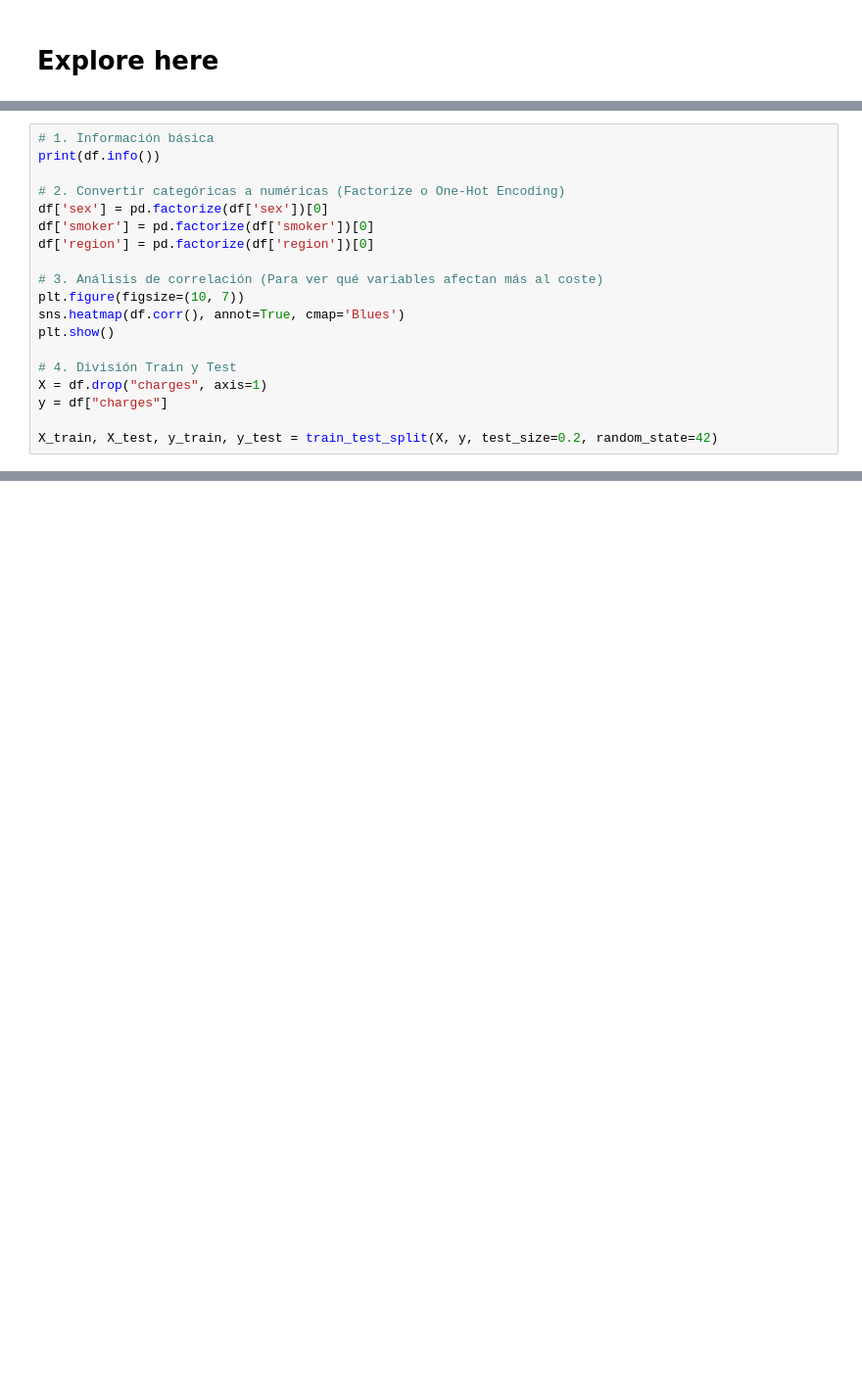
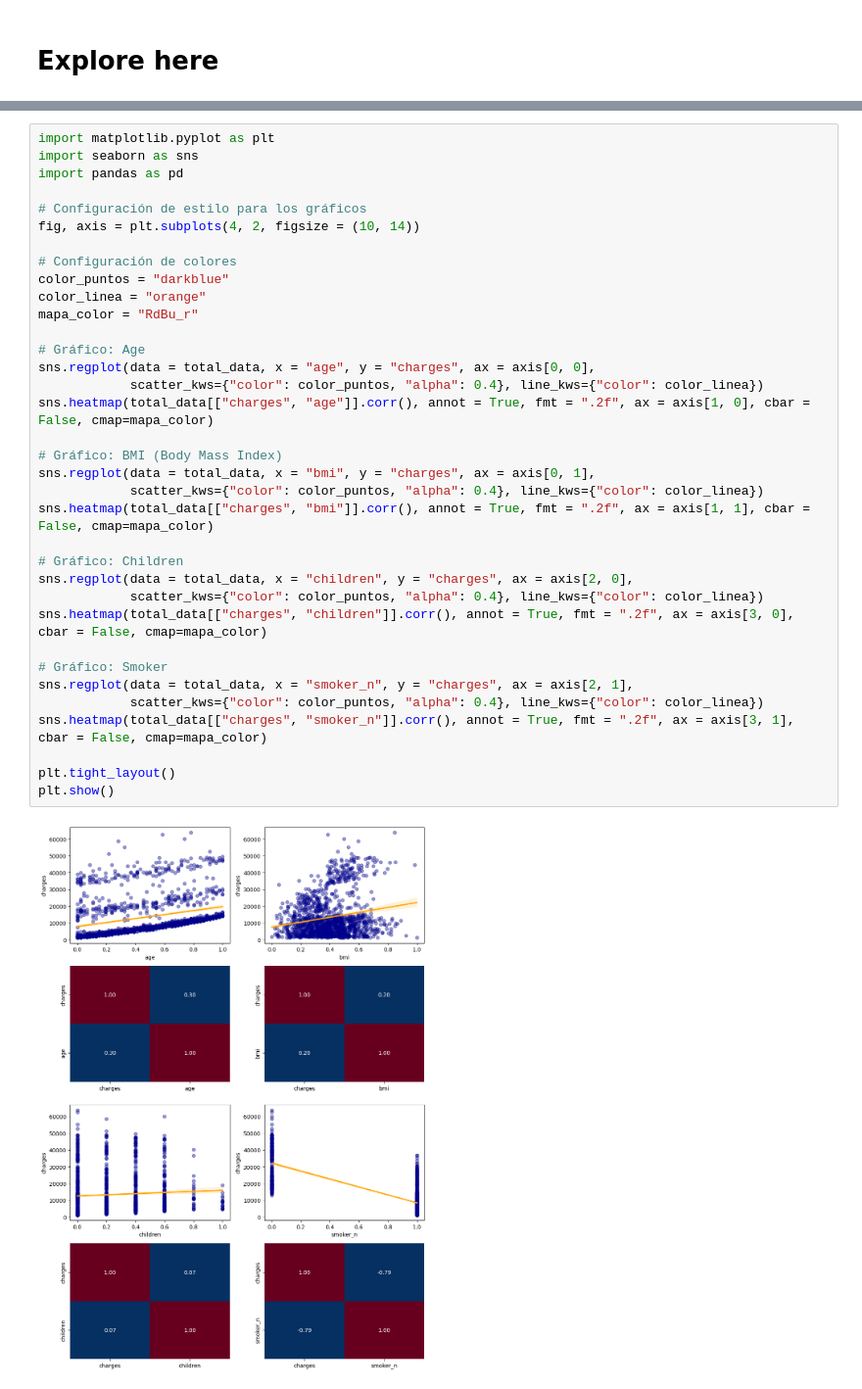
Before and after one commit to Lili-ru/Proyecto-de-Regresi-n-Lineal, a Jupyter notebook: src/explore.ipynb, the cells around one changed output, grey strips where cells are left out. Shown at 98% size. Saved outputs shown, nothing was run; the diff lists cells and outputs as text; blank space fills up the shorter version.

```diff
--- a/src/explore.ipynb
+++ b/src/explore.ipynb
@@ -26,19 +21,0 @@ df.to_csv("data/raw/medical_insurance_cost.csv", index=False)
-# %%
-# 1. Información básica
-print(df.info())
-
-# 2. Convertir categóricas a numéricas (Factorize o One-Hot Encoding)
-df['sex'] = pd.factorize(df['sex'])[0]
-df['smoker'] = pd.factorize(df['smoker'])[0]
-df['region'] = pd.factorize(df['region'])[0]
-
-# 3. Análisis de correlación (Para ver qué variables afectan más al coste)
-plt.figure(figsize=(10, 7))
-sns.heatmap(df.corr(), annot=True, cmap='Blues')
-plt.show()
-
-# 4. División Train y Test
-X = df.drop("charges", axis=1)
-y = df["charges"]
-
-X_train, X_test, y_train, y_test = train_test_split(X, y, test_size=0.2, random_state=42)
@@ -97,0 +158,37 @@ Aqui se ve una mejora significativa en el R2 Score, lo que indica que el modelo
+# %%
+import matplotlib.pyplot as plt
+import seaborn as sns
+import pandas as pd
+
+# Configuración de estilo para los gráficos
+fig, axis = plt.subplots(4, 2, figsize = (10, 14))
+
+# Configuración de colores
+color_puntos = "darkblue"
+color_linea = "orange"
+mapa_color = "RdBu_r"
+
+# Gráfico: Age
+sns.regplot(data = total_data, x = "age", y = "charges", ax = axis[0, 0],
+            scatter_kws={"color": color_puntos, "alpha": 0.4}, line_kws={"color": color_linea})
+sns.heatmap(total_data[["charges", "age"]].corr(), annot = True, fmt = ".2f", ax = axis[1, 0], cbar = False, cmap=mapa_color)
+
+# Gráfico: BMI (Body Mass Index)
+sns.regplot(data = total_data, x = "bmi", y = "charges", ax = axis[0, 1],
+            scatter_kws={"color": color_puntos, "alpha": 0.4}, line_kws={"color": color_linea})
+sns.heatmap(total_data[["charges", "bmi"]].corr(), annot = True, fmt = ".2f", ax = axis[1, 1], cbar = False, cmap=mapa_color)
+
+# Gráfico: Children
+sns.regplot(data = total_data, x = "children", y = "charges", ax = axis[2, 0],
+            scatter_kws={"color": color_puntos, "alpha": 0.4}, line_kws={"color": color_linea})
+sns.heatmap(total_data[["charges", "children"]].corr(), annot = True, fmt = ".2f", ax = axis[3, 0], cbar = False, cmap=mapa_color)
+
+# Gráfico: Smoker
+sns.regplot(data = total_data, x = "smoker_n", y = "charges", ax = axis[2, 1],
+            scatter_kws={"color": color_puntos, "alpha": 0.4}, line_kws={"color": color_linea})
+sns.heatmap(total_data[["charges", "smoker_n"]].corr(), annot = True, fmt = ".2f", ax = axis[3, 1], cbar = False, cmap=mapa_color)
+
+plt.tight_layout()
+plt.show()
+# %% [output]
+[figure, added]
```
Also changed, not shown: parts of 24 cells of this notebook, 2 other files.
